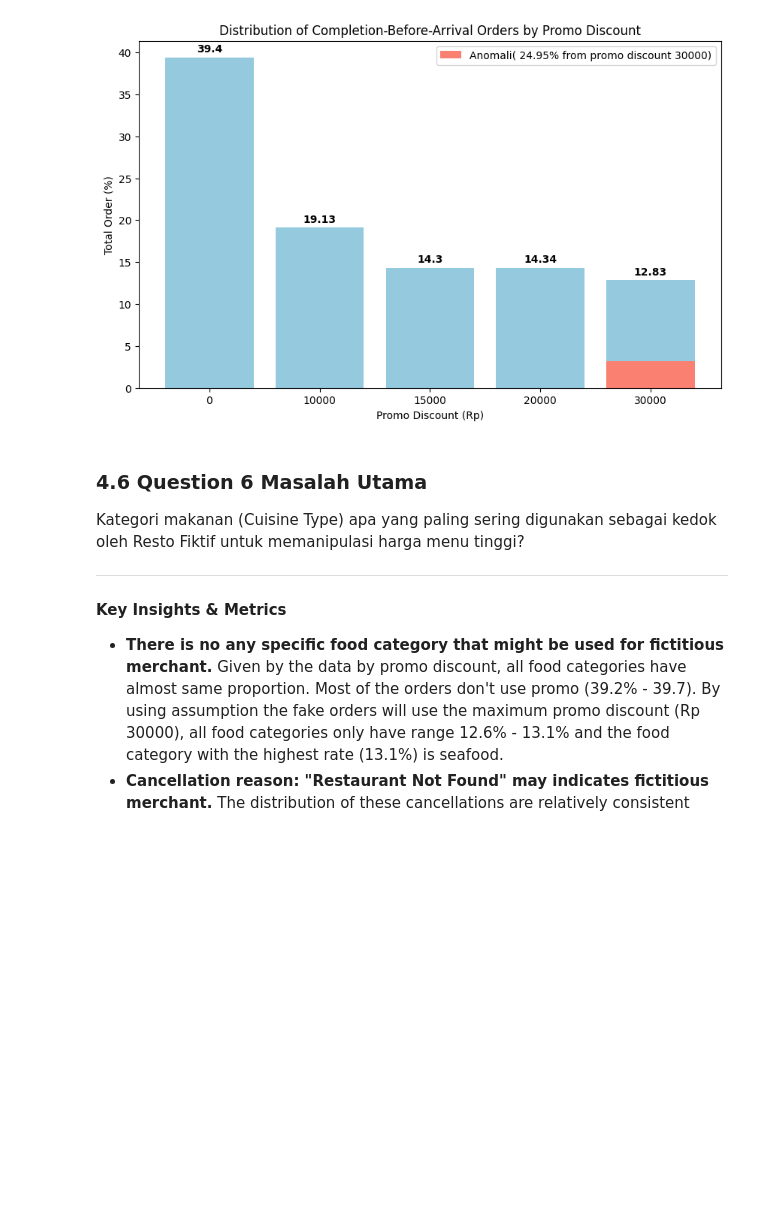
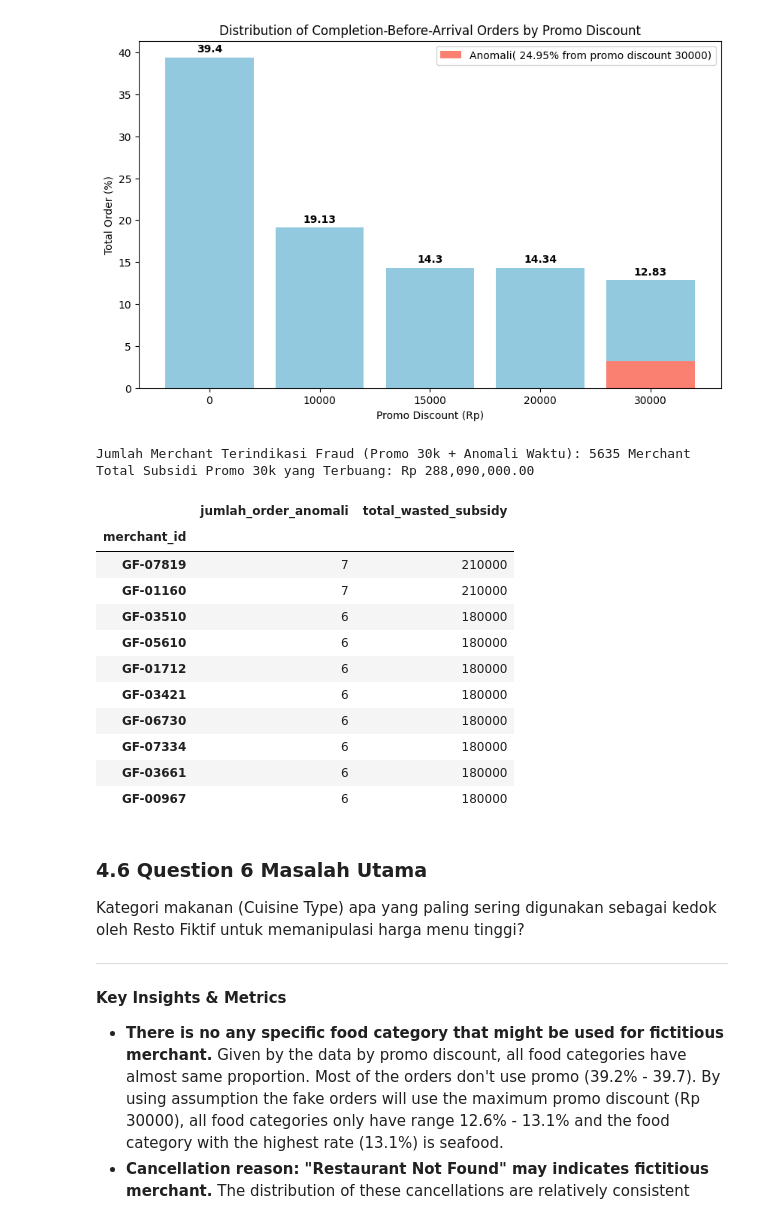
Before and after one commit to ziancarlos/Data_Analytics_Grab, a Jupyter notebook: notebooks/data-exploration.ipynb, the cells around one changed output. Cells and saved outputs as stored; diff of their text form; code cells hidden in the pictures; blank space fills up the shorter version.

```diff
--- a/notebooks/data-exploration.ipynb
+++ b/notebooks/data-exploration.ipynb
@@ -901,6 +925,50 @@ plt.legend()
 plt.show()
 # %% [output]
 [figure]
+# %%
+# (4.5.2.3) Extract Ghost Merchants Exploiting Promo 30k & Time Anomaly
+
+# 1. Filter kondisi anomali waktu: Selesai sebelum/saat driver tiba
+df_anomaly_time = df_food_orders_cleaned[df_food_orders_cleaned["driver_arrived_time"] >= df_food_orders_cleaned["completed_time"]]
+
+# 2. Persempit filter: Hanya yang statusnya 'Completed' DAN menggunakan promo 30,000
+df_anomaly_promo30k = df_anomaly_time[
+    (df_anomaly_time['order_status'] == 'Completed') &
+    (df_anomaly_time['promo_discount'] == 30000)
+]
+
+# 3. Grouping berdasarkan merchant_id untuk melihat agregasi per merchant
+merchant_anomaly_summary = df_anomaly_promo30k.groupby('merchant_id').agg(
+    jumlah_order_anomali=('order_id', 'count'),
+    total_wasted_subsidy=('promo_discount', 'sum')
+).sort_values(by='jumlah_order_anomali', ascending=False)
+
+# 4. Hitung grand total untuk kesimpulan
+total_merchants_fraud = len(merchant_anomaly_summary)
+total_subsidy_loss = merchant_anomaly_summary['total_wasted_subsidy'].sum()
+
+# 5. Tampilkan Hasil
+print(f"Jumlah Merchant Terindikasi Fraud (Promo 30k + Anomali Waktu): {total_merchants_fraud} Merchant")
+print(f"Total Subsidi Promo 30k yang Terbuang: Rp {total_subsidy_loss:,.2f}\n")
+# %% [output]
+Jumlah Merchant Terindikasi Fraud (Promo 30k + Anomali Waktu): 5635 Merchant
+Total Subsidi Promo 30k yang Terbuang: Rp 288,090,000.00
+# %%
+# (4.5.2.4) Show The Merchant Anomaly Top 10 Sort By jumlah_order_anomali
+display(merchant_anomaly_summary.head(10))
+# %% [output]
+|  | jumlah_order_anomali | total_wasted_subsidy |
+| merchant_id |  |  |
+| GF-07819 | 7 | 210000 |
+| GF-01160 | 7 | 210000 |
+| GF-03510 | 6 | 180000 |
+| GF-05610 | 6 | 180000 |
+| GF-01712 | 6 | 180000 |
+| GF-03421 | 6 | 180000 |
+| GF-06730 | 6 | 180000 |
+| GF-07334 | 6 | 180000 |
+| GF-03661 | 6 | 180000 |
+| GF-00967 | 6 | 180000 |
 # %% [markdown]
 ### **4.6 Question 6 Masalah Utama**
 
```
Also changed, not shown: parts of 16 cells of this notebook.
